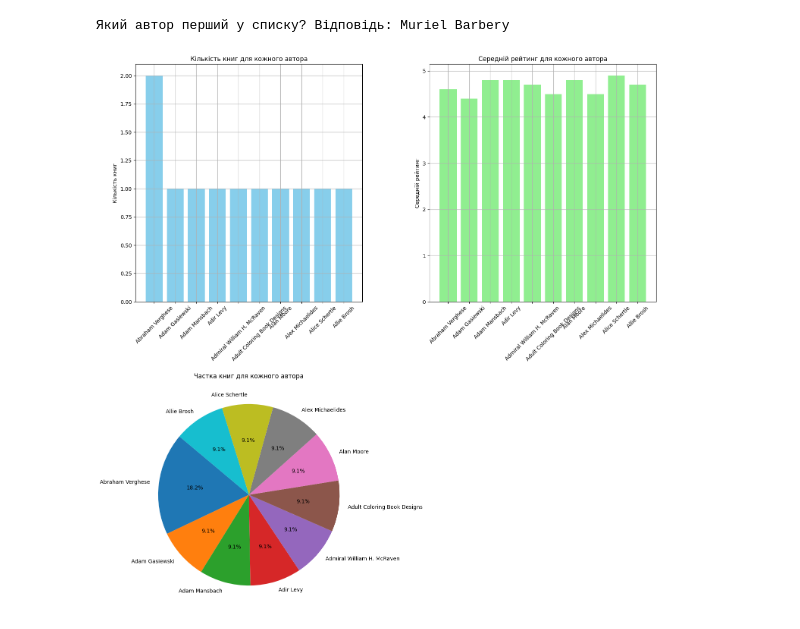
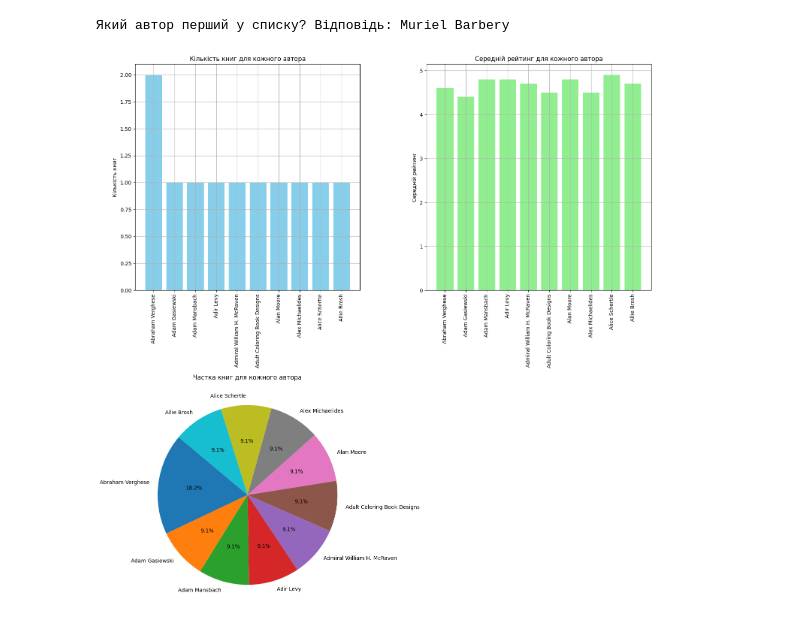
Before and after one commit to OlegNiedz/DS_HW5, a Jupyter notebook: HW5/hw5/HW5_3.ipynb, the cells around one changed output. Cells and saved outputs as stored; diff of their text form; code cells hidden in the pictures.

```diff
--- a/HW5/hw5/HW5_3.ipynb
+++ b/HW5/hw5/HW5_3.ipynb
@@ -285,37 +285,37 @@ print(f"Який автор перший у списку? Відповідь: {s
 merged_df = merged_df.head(10)
 
 fig, axs = plt.subplots(2, 2, figsize=(15, 15))
 
-# Стовпчаста діаграма кількості книг для кожного автора
+# Діаграма кількості книг для кожного автора
 axs[0, 0].bar(merged_df.index, merged_df["count"], color="skyblue")
 axs[0, 0].set_title("Кількість книг для кожного автора")
 axs[0, 0].set_ylabel("Кількість книг")
-axs[0, 0].tick_params(axis="x", rotation=45)
+axs[0, 0].tick_params(axis="x", rotation=90)
 axs[0, 0].grid(True)
 
-# Стовпчаста діаграма середнього рейтингу для кожного автора
+# Діаграма середнього рейтингу для кожного автора
 axs[0, 1].bar(merged_df.index, merged_df["mean"], color="lightgreen")
 axs[0, 1].set_title("Середній рейтинг для кожного автора")
 axs[0, 1].set_ylabel("Середній рейтинг")
-axs[0, 1].tick_params(axis="x", rotation=45)
+axs[0, 1].tick_params(axis="x", rotation=90)
 axs[0, 1].grid(True)
 
-# Кругова діаграма відсоткової частки книг кожного автора
+# Діаграма відсоткової частки книг кожного автора
 axs[1, 0].pie(
     merged_df["count"],
     labels=merged_df.index,
     autopct="%1.1f%%",
     startangle=140,
 )
 axs[1, 0].set_title("Частка книг для кожного автора")
 
-# Видалити порожню ось
+# Видалити порожню вісь
 fig.delaxes(axs[1, 1])
 
 # Налаштування розташування та проміжку між діаграмами
 plt.tight_layout()
 
 # Показати діаграми
 plt.show()
 # %% [output]
-[figure, old version]
+[figure, new version]
```
Also changed, not shown: 3 other files.
